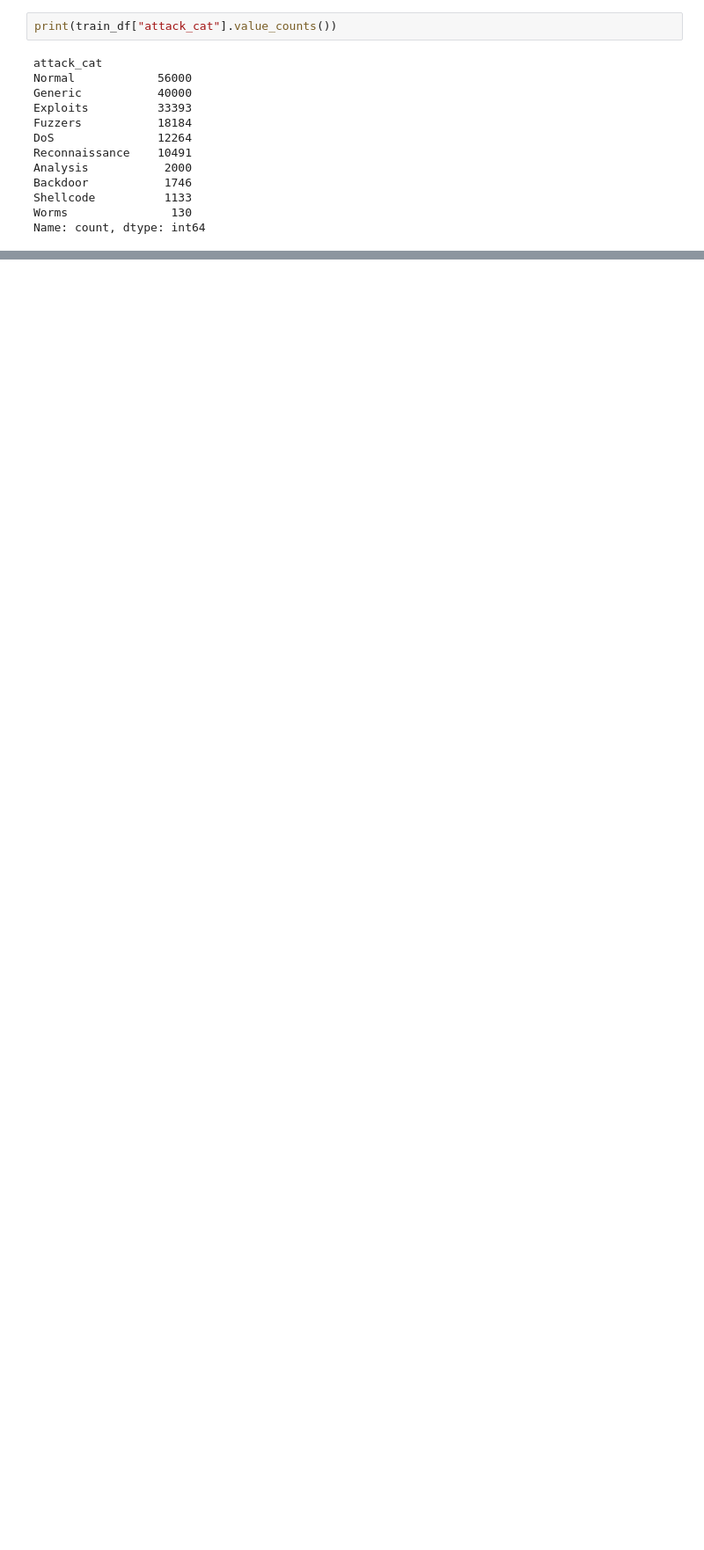
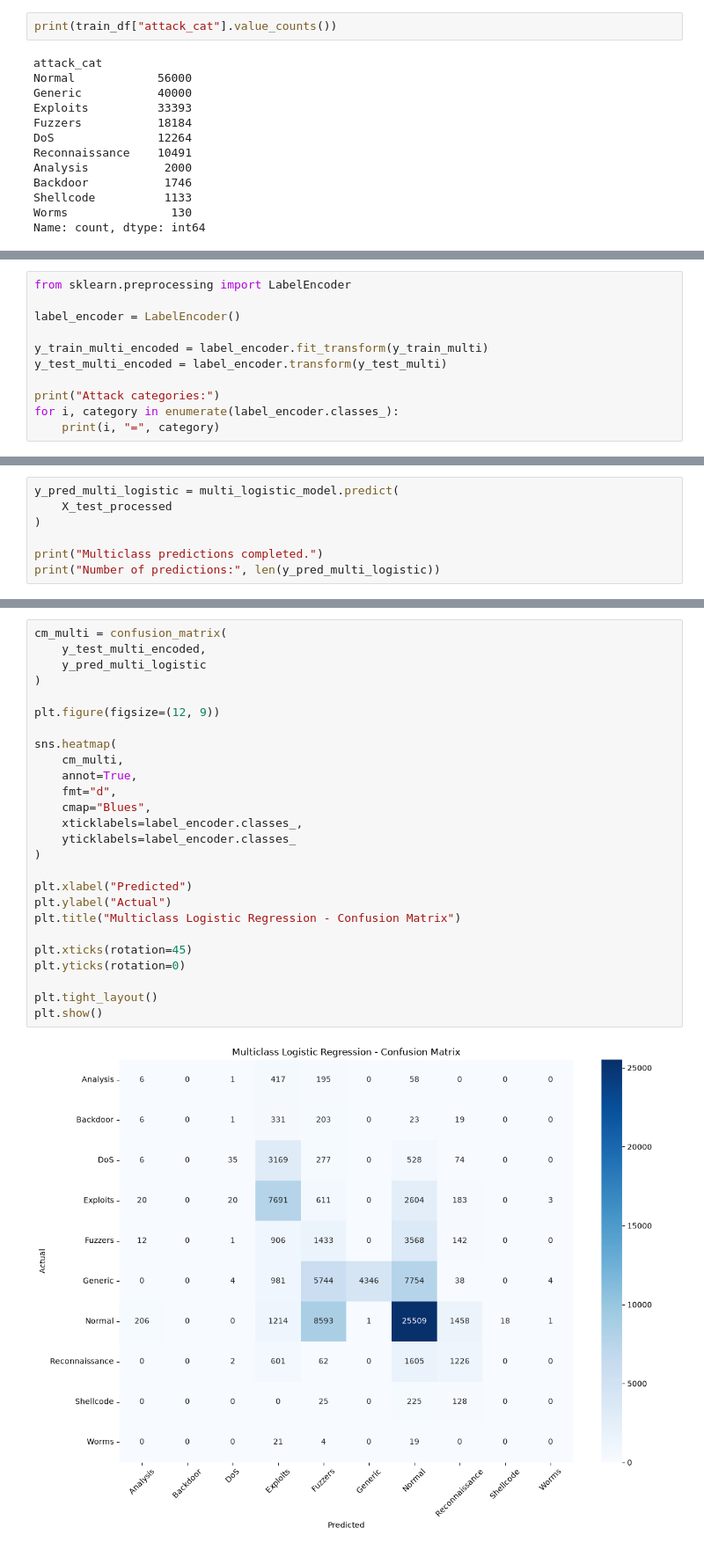
Before and after one commit to VinayakaMJ6505/AI-Network_Security_Incident_Analysis, a Jupyter notebook: AI_Network_Security_Incident_Analysis.ipynb, the cells around one changed output, grey strips where cells are left out. Shown at 88% size. Cells and saved outputs as stored; diff of their text form; blank space fills up the shorter version.

```diff
--- a/AI_Network_Security_Incident_Analysis.ipynb
+++ b/AI_Network_Security_Incident_Analysis.ipynb
@@ -300,0 +851,11 @@ Name: count, dtype: int64
+# %%
+from sklearn.preprocessing import LabelEncoder
+
+label_encoder = LabelEncoder()
+
+y_train_multi_encoded = label_encoder.fit_transform(y_train_multi)
+y_test_multi_encoded = label_encoder.transform(y_test_multi)
+
+print("Attack categories:")
+for i, category in enumerate(label_encoder.classes_):
+    print(i, "=", category)
@@ -300,0 +918,7 @@ Name: count, dtype: int64
+# %%
+y_pred_multi_logistic = multi_logistic_model.predict(
+    X_test_processed
+)
+
+print("Multiclass predictions completed.")
+print("Number of predictions:", len(y_pred_multi_logistic))
@@ -300,0 +1002,28 @@ Name: count, dtype: int64
+# %%
+cm_multi = confusion_matrix(
+    y_test_multi_encoded,
+    y_pred_multi_logistic
+)
+
+plt.figure(figsize=(12, 9))
+
+sns.heatmap(
+    cm_multi,
+    annot=True,
+    fmt="d",
+    cmap="Blues",
+    xticklabels=label_encoder.classes_,
+    yticklabels=label_encoder.classes_
+)
+
+plt.xlabel("Predicted")
+plt.ylabel("Actual")
+plt.title("Multiclass Logistic Regression - Confusion Matrix")
+
+plt.xticks(rotation=45)
+plt.yticks(rotation=0)
+
+plt.tight_layout()
+plt.show()
+# %% [output]
+[figure, added]
```
Also changed, not shown: parts of 178 cells of this notebook.
